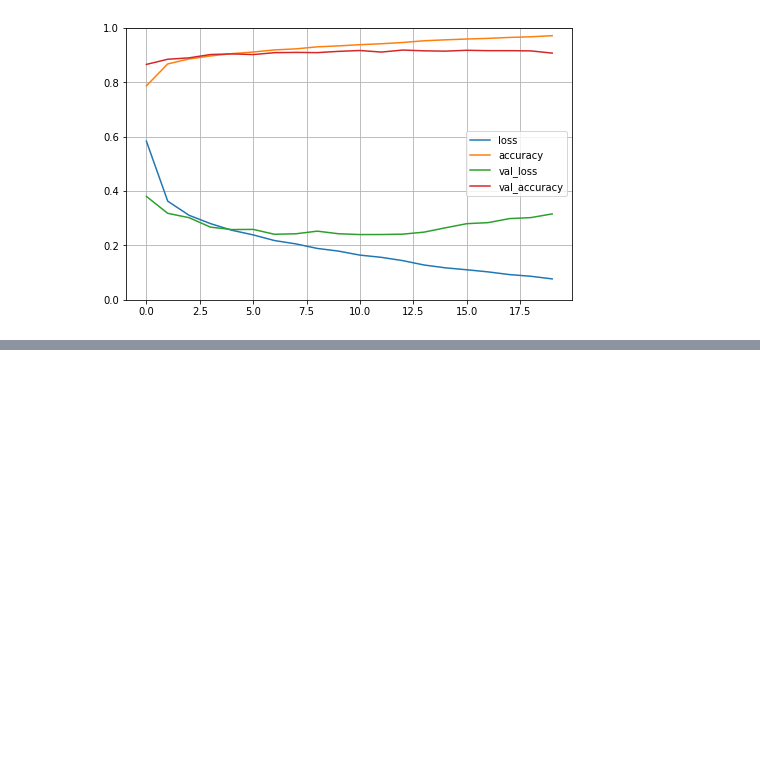
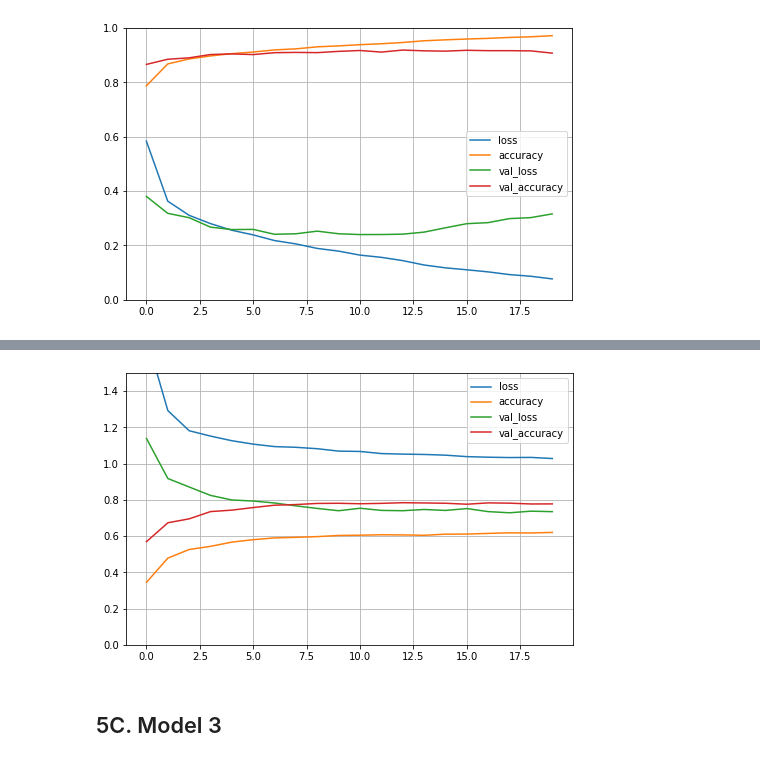
Before and after one commit to demelere/CNNs-for-Computer-Vision, a Jupyter notebook: 458_Assignment_2.ipynb, the cells around one changed output, grey strips where cells are left out. Saved outputs shown, nothing was run; the diff lists cells and outputs as text; code cells hidden in the pictures; blank space fills up the shorter version.

```diff
--- a/458_Assignment_2.ipynb
+++ b/458_Assignment_2.ipynb
@@ -753,0 +851,12 @@ plt.show()
+# %%
+model_2do = models.Sequential()
+# model_1do.add(layers.Flatten(input_shape=[28, 28]))
+model_2do.add(layers.Dense(5, activation='relu', input_shape=(28 * 28,)))
+model_2do.add(layers.Dropout(0.2))
+model_2do.add(layers.Dense(10, activation='relu'))
+model_2do.add(layers.Dropout(0.2))
+model_2do.add(layers.Dense(10, activation='softmax'))
+
+model_2do.compile(optimizer='adam', loss='sparse_categorical_crossentropy', metrics=['accuracy'])
+
+model_2do.summary()
@@ -753,0 +882,10 @@ plt.show()
+# %%
+train_rt = TrainRuntimeCallback()
+history = model_2do.fit(train_images, train_labels, callbacks=[train_rt], epochs=20, batch_size = 100,
+                    validation_data=(val_images, val_labels))
+
+# Saving models locally after fitting
+save_dir = "results/"
+model_name = 'fashion_mnist_model_2do.h5'
+model_path = os.path.join(save_dir, model_name)
+print('--------------------------')
@@ -753,0 +944,10 @@ plt.show()
+# %%
+# Plot learning curves for model
+pd.DataFrame(history.history).plot(figsize=(8, 5))
+plt.grid(True)
+plt.gca().set_ylim(0, 1.5) # set the vertical range to [0-1]
+plt.show()
+# %% [output]
+[figure, added]
+# %% [markdown]
+## 5C. Model 3
```
Also changed, not shown: parts of 44 cells of this notebook.
